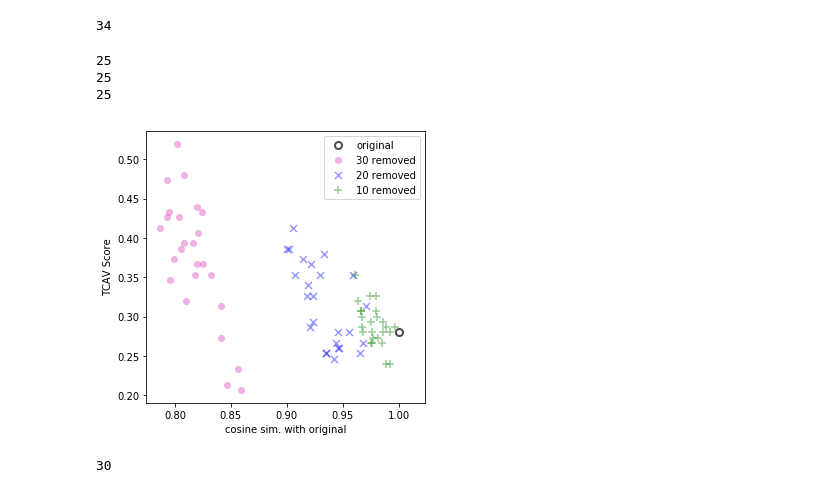
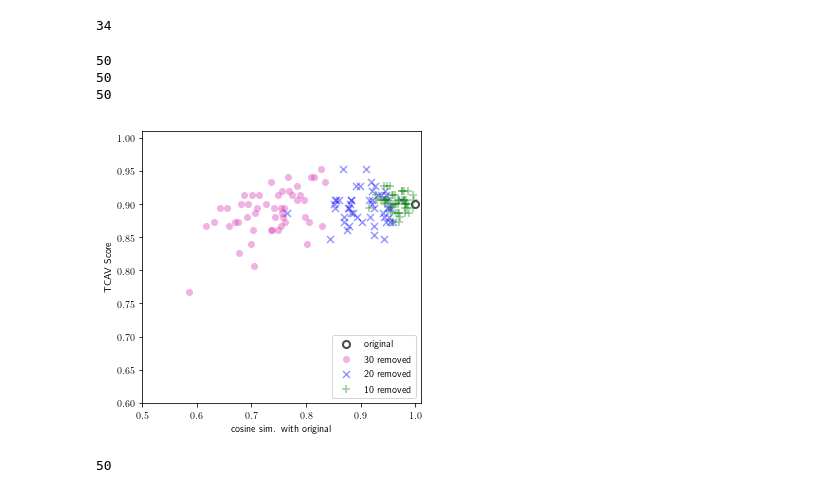
Before and after one commit to tyler-martin-12/tcav_on_azure, a Jupyter notebook: lets_plot.ipynb, the cells around one changed output. Cells and saved outputs as stored; diff of their text form; code cells hidden in the pictures.

```diff
--- a/lets_plot.ipynb
+++ b/lets_plot.ipynb
@@ -17,6 +22,7 @@ df = pickle.load(open('df_orig.pkl','rb'))
 #layer_names
 # %%
 z_orig = []
+metric = 'orig_score'
 concept_n = 'random500_0'
 for layer in layer_names:
     subset = df[(df['target_class']==target_class) & (df['split_seed']==1) & (df['concept_n']==concept_n) &
@@ -29,3 +33,5 @@ for layer in layer_names:
+# %%
+layer_names = ['mixed0','mixed1','mixed2','mixed3','mixed4','mixed5','mixed6','mixed7','mixed8','mixed9','mixed10']#,'
 # %%
 target_class = 'zebra_50'
 concept_p = 'striped_sub_1'
@@ -693,0 +903,2 @@ subset
+# %%
+df = pickle.load(open('df_lambda.pkl', 'rb'))
@@ -693,0 +925,2 @@ subset
+# %%
+df = pickle.load(open('df_5x2_500.pkl', 'rb'))
@@ -1094,43 +1398,47 @@ len(this)
 # %%
 fig = plt.figure(figsize=[5,5])
 pink = '#d83fbb'
-plt.scatter(1,.28,c='w',alpha=.7,linewidths=2,s=50,edgecolor='k',label='original')
+tcav_orig = .9
+plt.scatter(1,tcav_orig,c='w',alpha=.7,linewidths=2,s=50,edgecolor='k',label='original')
 
-this = pickle.load(open('remove_30_ls.pkl','rb'))
+ext = '_zebra_8_marg_svm'
+
+this = pickle.load(open(f'remove_30{ext}.pkl','rb'))
 cavs_sims = np.array([a[2] for a in this])
 scores = np.array([a[3] for a in this])
 print(len(this))
 plt.scatter(cavs_sims,scores,c=pink,alpha=.4,linewidths=0,s=50,label='30 removed')
 
-this = pickle.load(open('remove_20_ls.pkl','rb'))
+this = pickle.load(open(f'remove_20{ext}.pkl','rb'))
 cavs_sims = np.array([a[2] for a in this])
 scores = np.array([a[3] for a in this])
 print(len(this))
 plt.scatter(cavs_sims,scores,c='b',alpha=.4,linewidths=0,s=50,label='20 removed',marker='x')
 
-this = pickle.load(open('remove_10_ls.pkl','rb'))
+this = pickle.load(open(f'remove_10{ext}.pkl','rb'))
 cavs_sims = np.array([a[2] for a in this])
 scores = np.array([a[3] for a in this])
 print(len(this))
 plt.scatter(cavs_sims,scores,c='g',alpha=.4,linewidths=0,s=50,label='10 removed',marker='+')
 
 #my_xlim = plt.xlim([.73,1.01])
-#my_ylim = plt.ylim([.78,.92])
+my_ylim = plt.xlim([.5,1.01])
+my_xlim = plt.ylim([.6,1.01])
 
 plt.xlabel('cosine sim. with original')
 plt.ylabel('TCAV Score')
-plt.legend(loc='upper right')
+plt.legend(loc='lower right')
 
 plt.savefig('new_figs/tmp.png',dpi=300,bbox_inches='tight')
 # %% [output]
-25
-25
-25
+50
+50
+50
-[figure, old version]
+[figure, new version]
 # %%
 len(cavs_sims)
 # %% [output]
-30
+50
 # %%
 #this = pickle.load(open('remove_30.pkl','rb'))
 # %%
```
Also changed, not shown: parts of 85 cells of this notebook, 12 other files.
